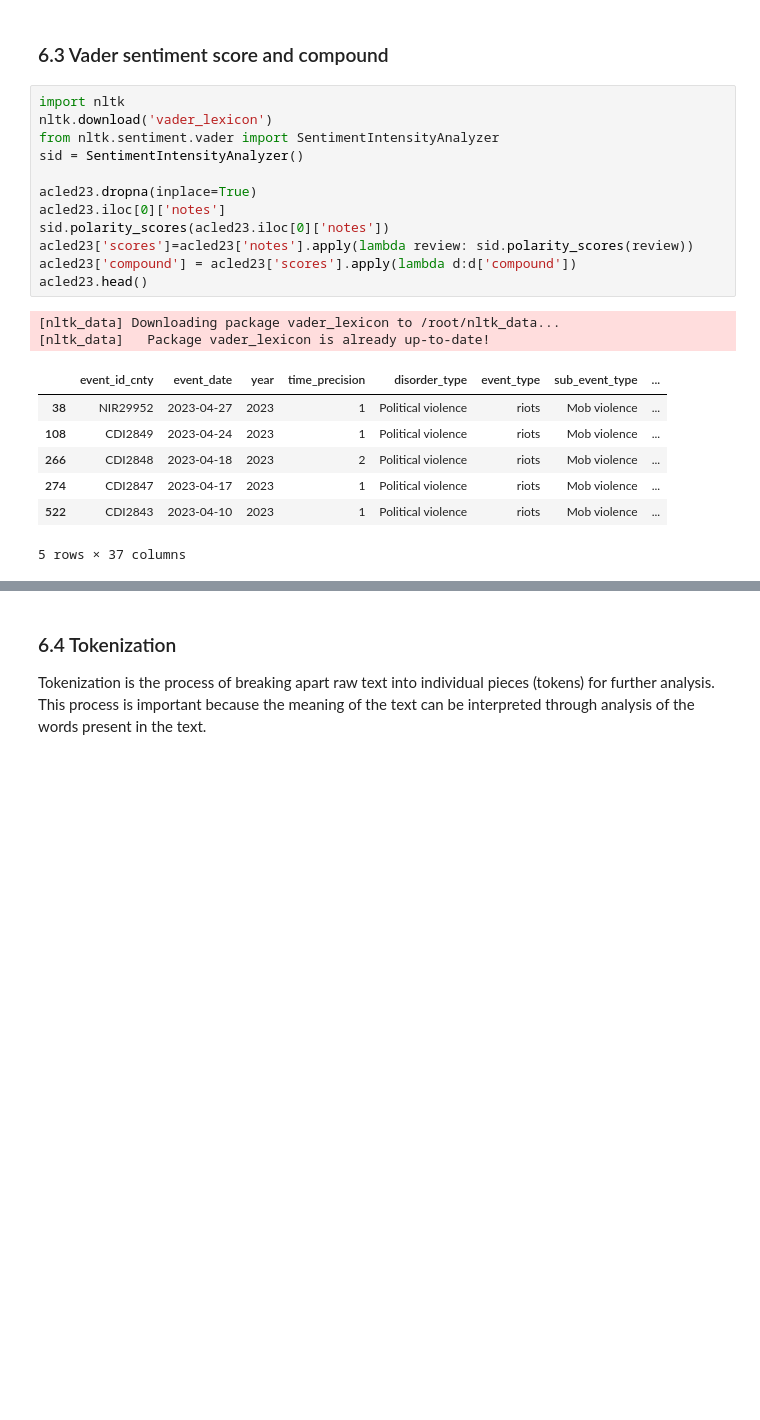
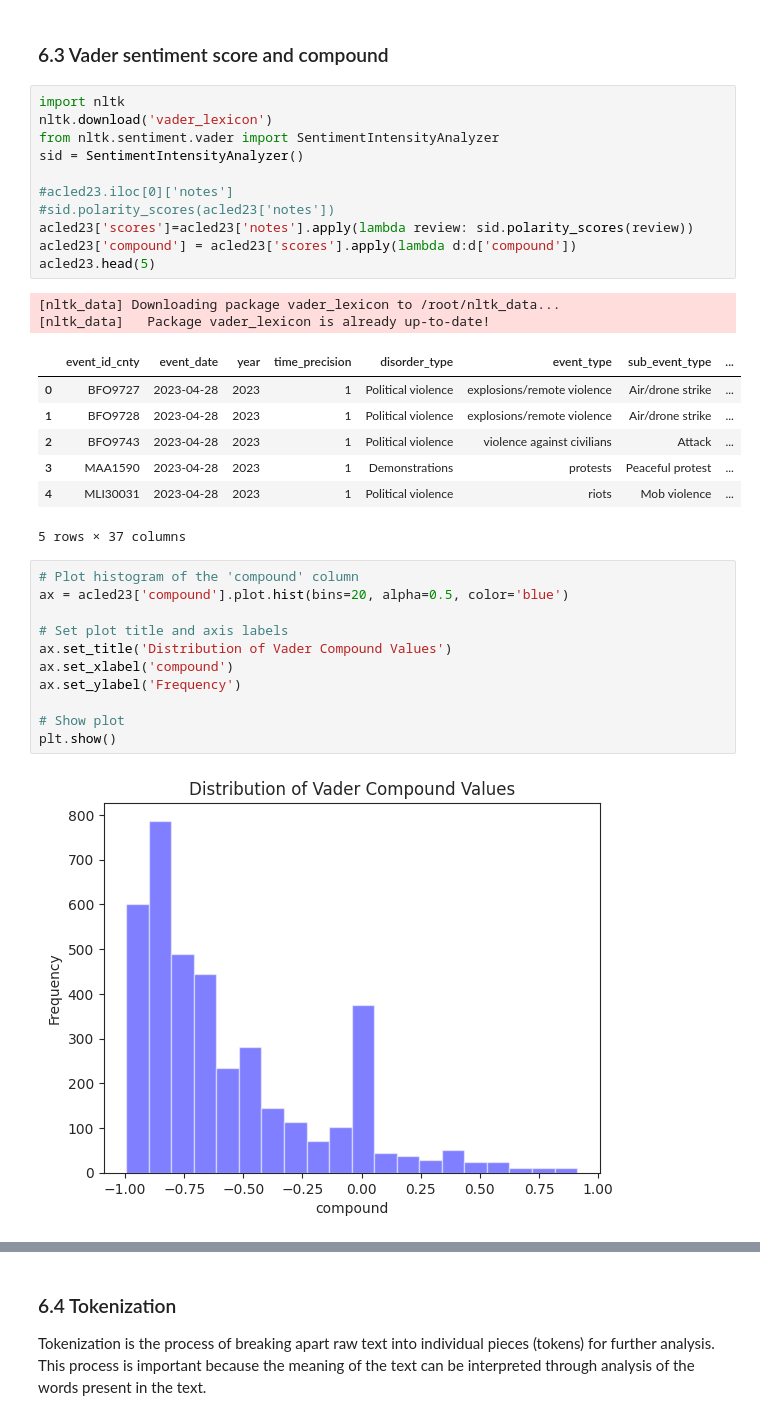
Before and after one commit to obengdouglas/UTD-BUAN6341_AppliedML, a Jupyter notebook: BUAN_6341_NLP_Project_Analysis_of_conflicts_in_West_Africa_2021_using_ACLED_data.ipynb, the cells around one changed output, grey strips where cells are left out. Drawn from its saved outputs; the diff is of its cells as text; blank space fills up the shorter version.

```diff
--- a/BUAN_6341_NLP_Project_Analysis_of_conflicts_in_West_Africa_2021_using_ACLED_data.ipynb
+++ b/BUAN_6341_NLP_Project_Analysis_of_conflicts_in_West_Africa_2021_using_ACLED_data.ipynb
@@ -691,22 +688,34 @@ nltk.download('vader_lexicon')
 from nltk.sentiment.vader import SentimentIntensityAnalyzer
 sid = SentimentIntensityAnalyzer()
 
-acled23.dropna(inplace=True)
-acled23.iloc[0]['notes']
-sid.polarity_scores(acled23.iloc[0]['notes'])
+#acled23.iloc[0]['notes']
+#sid.polarity_scores(acled23['notes'])
 acled23['scores']=acled23['notes'].apply(lambda review: sid.polarity_scores(review))
 acled23['compound'] = acled23['scores'].apply(lambda d:d['compound'])
-acled23.head()
+acled23.head(5)
 # %% [output]
 [nltk_data] Downloading package vader_lexicon to /root/nltk_data...
 [nltk_data]   Package vader_lexicon is already up-to-date!
 |  | event_id_cnty | event_date | year | time_precision | disorder_type | event_type | sub_event_type | ... |
-| 38 | NIR29952 | 2023-04-27 | 2023 | 1 | Political violence | riots | Mob violence | ... |
-| 108 | CDI2849 | 2023-04-24 | 2023 | 1 | Political violence | riots | Mob violence | ... |
-| 266 | CDI2848 | 2023-04-18 | 2023 | 2 | Political violence | riots | Mob violence | ... |
-| 274 | CDI2847 | 2023-04-17 | 2023 | 1 | Political violence | riots | Mob violence | ... |
-| 522 | CDI2843 | 2023-04-10 | 2023 | 1 | Political violence | riots | Mob violence | ... |
+| 0 | BFO9727 | 2023-04-28 | 2023 | 1 | Political violence | explosions/remote violence | Air/drone strike | ... |
+| 1 | BFO9728 | 2023-04-28 | 2023 | 1 | Political violence | explosions/remote violence | Air/drone strike | ... |
+| 2 | BFO9743 | 2023-04-28 | 2023 | 1 | Political violence | violence against civilians | Attack | ... |
+| 3 | MAA1590 | 2023-04-28 | 2023 | 1 | Demonstrations | protests | Peaceful protest | ... |
+| 4 | MLI30031 | 2023-04-28 | 2023 | 1 | Political violence | riots | Mob violence | ... |
 5 rows × 37 columns
+# %%
+# Plot histogram of the 'compound' column
+ax = acled23['compound'].plot.hist(bins=20, alpha=0.5, color='blue')
+
+# Set plot title and axis labels
+ax.set_title('Distribution of Vader Compound Values')
+ax.set_xlabel('compound')
+ax.set_ylabel('Frequency')
+
+# Show plot
+plt.show()
+# %% [output]
+[figure, added]
 # %%
 # Function to convert compound to negative, neutral and positive using cutoffs at -0.4 and 0.4
 def classify(value):
```
Also changed, not shown: parts of 11 cells of this notebook.
